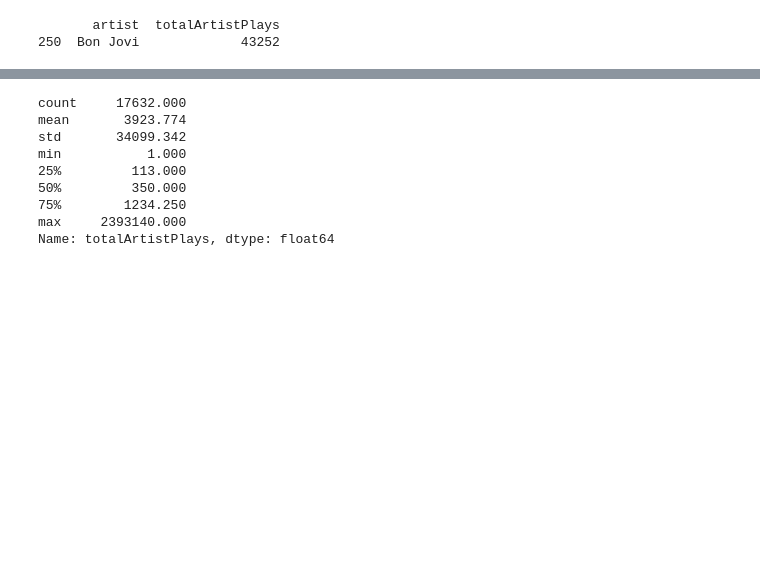
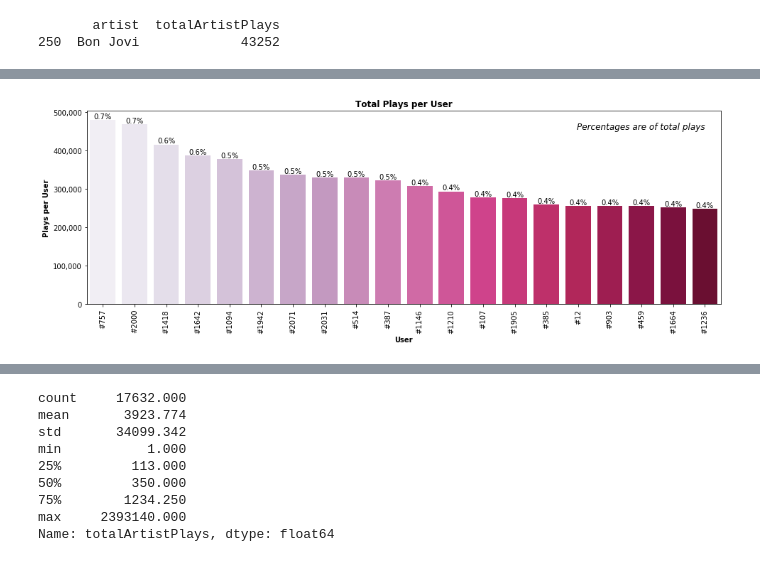
Before and after one commit to cipher813/recommender_system, a Jupyter notebook: notebooks/LastFM_CollaborativeRecommendationEngine.ipynb, the cells around one changed output, grey strips where cells are left out. Cells and saved outputs as stored; diff of their text form; code cells hidden in the pictures; blank space fills up the shorter version.

```diff
--- a/notebooks/LastFM_CollaborativeRecommendationEngine.ipynb
+++ b/notebooks/LastFM_CollaborativeRecommendationEngine.ipynb
@@ -145,0 +225,20 @@ print(ap2[ap2['artist']=='Bon Jovi'])
+# %%
+plays_user = (ap.groupby(['userID']).
+              sum().
+              reset_index().
+              sort_values(['userPlays'],ascending=False)
+              [['userID','userPlays']])
+# %%
+plays_user.userID = plays_user.userID.apply(lambda x: '#'+str(x))
+
+x = plays_user.userID
+y = plays_user.userPlays
+x_label = 'User'
+y_label = 'Plays per User'
+title = 'Total Plays per User'
+caption = 'Percentages are of total plays'
+total_val = ap.userPlays.sum()
+
+bar_chart_int(x,y,x_label,y_label,title,caption,total_val)
+# %% [output]
+[figure, added]
```
Also changed, not shown: parts of 30 cells of this notebook.
